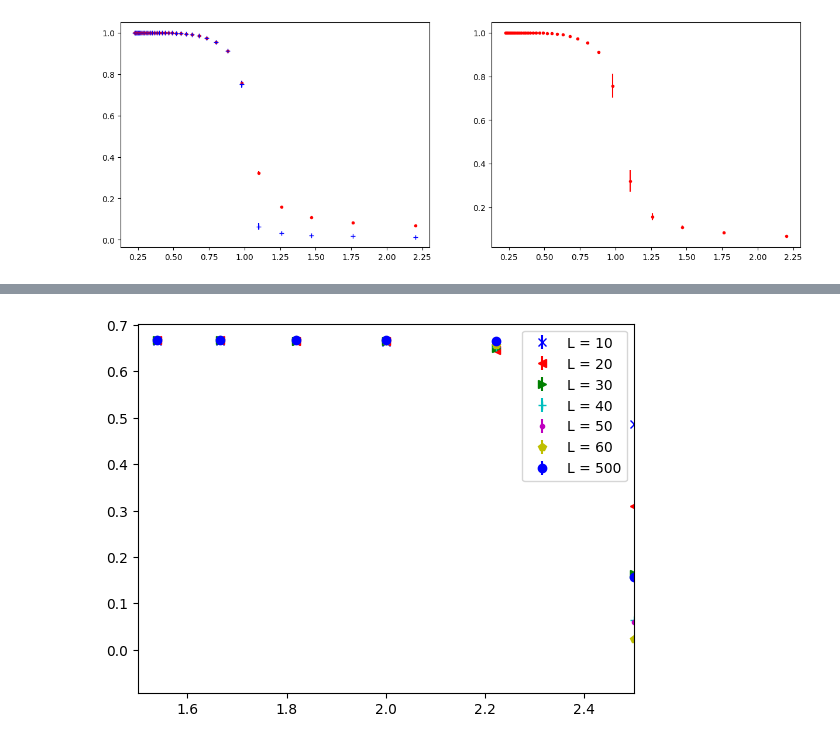
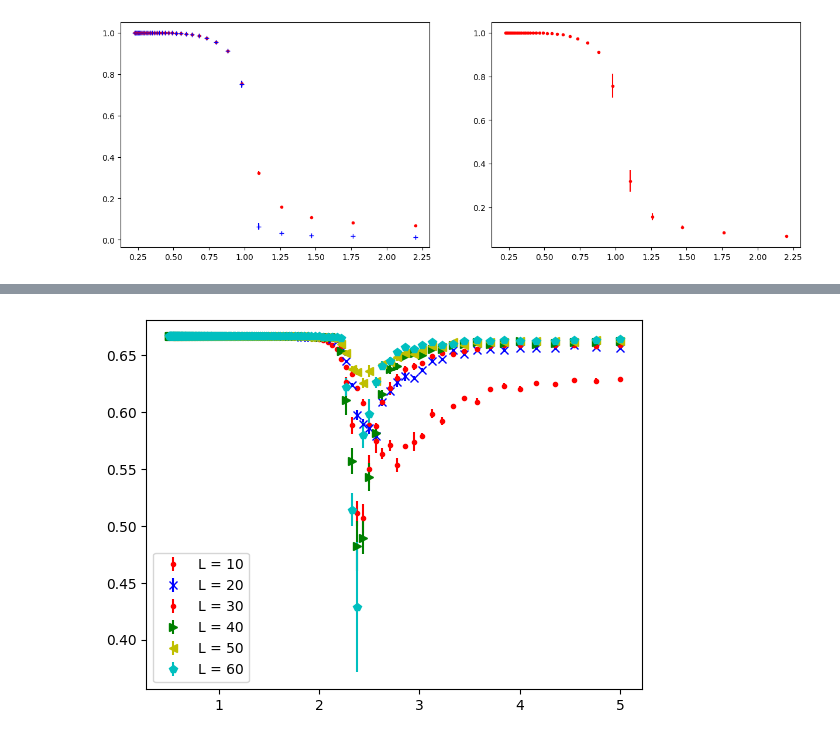
Before and after one commit to jenishadhikari221/Bachelorarbeit, a Jupyter notebook: main/analysis.ipynb, the cells around one changed output, grey strips where cells are left out. Cells and saved outputs as stored; diff of their text form; code cells hidden in the pictures.

```diff
--- a/main/analysis.ipynb
+++ b/main/analysis.ipynb
@@ -297,24 +329,17 @@ spin_simulation_3 = np.loadtxt("../data/Spin_L30.txt").T
 spin_simulation_4 = np.loadtxt("../data/Spin_L40.txt").T
 spin_simulation_5 = np.loadtxt("../data/Spin_L50.txt").T
 spin_simulation_6 = np.loadtxt("../data/Spin_L60.txt").T
-spin_simulation_7 = np.loadtxt("../data/sim_lol2.txt").T
-a=np.delete(spin_simulation_7,np.s_[1:201],0)
+spin_simulation_7 = np.loadtxt("../data/Spin_L60.txt").T
 
+length = 10
+block = 250
+spin_simulation_plot(spin_simulation_1,block_length=block,boot_length=length,color='b',format='x',label="L = 10")
+spin_simulation_plot(spin_simulation_3,block_length=block,boot_length=length,color='g',format='+',label="L = 30")
+spin_simulation_plot(spin_simulation_6,block_length=block,boot_length=length,color='y',format='.',label="L = 60")
 
-
-
-length = 150
-block = 150
-spin_simulation_plot(spin_simulation_1,block_length=block,boot_length=length,color='b',format='x',label="L = 10")
-spin_simulation_plot(spin_simulation_2,block_length=block,boot_length=length,color='r',format='<',label="L = 20")
-spin_simulation_plot(spin_simulation_3,block_length=block,boot_length=length,color='g',format='>',label="L = 30")
-spin_simulation_plot(spin_simulation_4,block_length=block,boot_length=length,color='c',format='+',label="L = 40")
-spin_simulation_plot(spin_simulation_5,block_length=block,boot_length=length,color='m',format='.',label="L = 50")
-spin_simulation_plot(spin_simulation_6,block_length=block,boot_length=length,color='y',format='p',label="L = 60")
-spin_simulation_plot(a,block_length=10,boot_length=100,color='b',format='o',label="L = 500")
-B = np.linspace(0.0001,2,10000)
-x_achse = 1/B/2.27
-y_achse = onsager_soluttion(B)
+Beta = np.linspace(0.2,2,1000)
+x_achse = 1/Beta
+y_achse = onsager_soluttion(Beta)
 plt.plot(x_achse,y_achse,label='exact solution')
 plt.legend()
 plt.show()
@@ -330,16 +361,13 @@ spin_simulation_nearTc_6 = np.loadtxt("../data/Spin_L60_nearTc.txt").T
 # %%
-length = 20
-block = 20
-binder_cum_plot(spin_simulation_1,block_length=block,boot_length=length,color='b',format='x',label="L = 10")
-binder_cum_plot(spin_simulation_2,block_length=block,boot_length=length,color='r',format='<',label="L = 20")
-binder_cum_plot(spin_simulation_3,block_length=block,boot_length=length,color='g',format='>',label="L = 30")
-binder_cum_plot(spin_simulation_4,block_length=block,boot_length=length,color='c',format='+',label="L = 40")
-binder_cum_plot(spin_simulation_5,block_length=block,boot_length=length,color='m',format='.',label="L = 50")
-binder_cum_plot(spin_simulation_6,block_length=block,boot_length=length,color='y',format='p',label="L = 60")
-binder_cum_plot(a,block_length=5,boot_length=500,color='b',format='o',label="L = 500")
+length = 5
+L_1 = binder_cum_plot(spin_simulation_1,block_length=20,boot_length=length,color='r',format='.',label="L = 10")
+L_2 = binder_cum_plot(spin_simulation_2,block_length=85,boot_length=length,color='b',format='x',label="L = 20")
+L_3 = binder_cum_plot(spin_simulation_3,block_length=100,boot_length=length,color='r',format='.',label="L = 30")
+L_4 = binder_cum_plot(spin_simulation_4,block_length=150,boot_length=length,color='g',format='>',label="L = 40")
+L_5 = binder_cum_plot(spin_simulation_2,block_length=200,boot_length=length,color='y',format='<',label="L = 50")
+L_6 = binder_cum_plot(spin_simulation_6,block_length=250,boot_length=length,color='c',format='p',label="L = 60")
 
-plt.xlim(1.5,2.5)
 plt.legend()
 plt.show()
 # %% [output]
-[figure, old version]
+[figure, new version]
```
Also changed, not shown: parts of 39 cells of this notebook, 43 other files.
